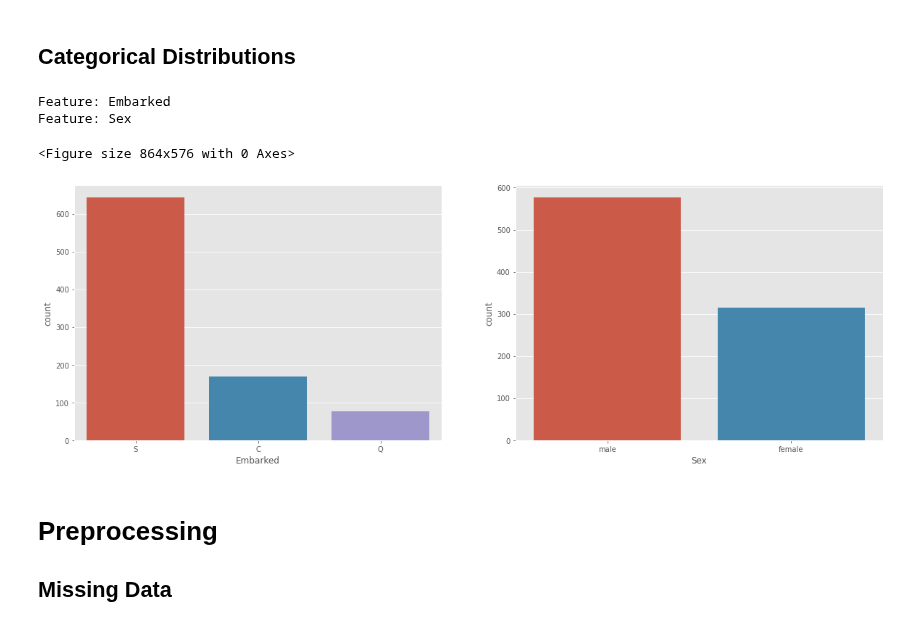
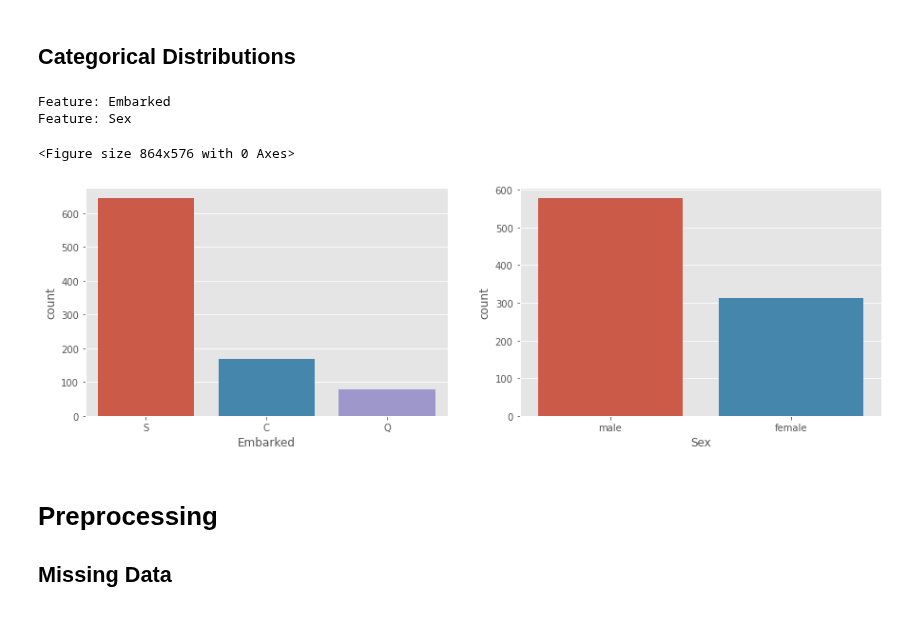
Before and after one commit to melling/ml-kaggle-titanic, a Jupyter notebook: titanic-eda01-biased-outliers.ipynb, the cells around one changed output. Drawn from its saved outputs; the diff is of its cells as text; code cells hidden in the pictures.

```diff
--- a/titanic-eda01-biased-outliers.ipynb
+++ b/titanic-eda01-biased-outliers.ipynb
@@ -153,6 +153,10 @@ plt.rcParams["figure.figsize"] = (12, 8) # Default figure size
 ## Library
 
 Create a library of reusable functions.
+# %%
+def check_skew(df):
+    skew = df.skew(skipna=True).sort_values(ascending=False)
+    print(skew)
 # %%
 def read_data(path, analyze=True):
     data_dir = Path(path)
@@ -172,6 +176,8 @@ def read_data(path, analyze=True):
         display(train.columns)
         print("\n=== Features/Explanatory Variables ===\n")
         eval_features(train)
+        print("\n === Skewness ===\n")
+        check_skew(train)
     return train, test, submission_df
 # %% [markdown]
 ## EDA Library
@@ -317,26 +328,26 @@ Feature: Fare
 ## Categorical Distributions
 # %%
 plt.figure()
-fig, ax = plt.subplots(1, 2, figsize=(20, 22))
+fig, ax = plt.subplots(1, 2, figsize=(15, 15))
 
 categorical_features = ["Embarked", "Sex"]
 for i, feature in enumerate(categorical_features):
     print(f"Feature: {feature}")
     plt.subplot(3, 2, i + 1)
     sns.countplot(
         x=feature, label="train_" + feature, data=train
     )
 #     sns.histplot(
 #         test[feature], color="olive", kde=True, bins=10, label="test_" + feature
 #     )
 #     plt.xlabel(feature, fontsize=9)
 #     plt.legend()
 plt.show()
 # %% [output]
 Feature: Embarked
 Feature: Sex
 <Figure size 864x576 with 0 Axes>
-[figure, old version]
+[figure, new version]
 # %% [markdown]
 # Preprocessing
 
```
Also changed, not shown: parts of 6 cells of this notebook.
